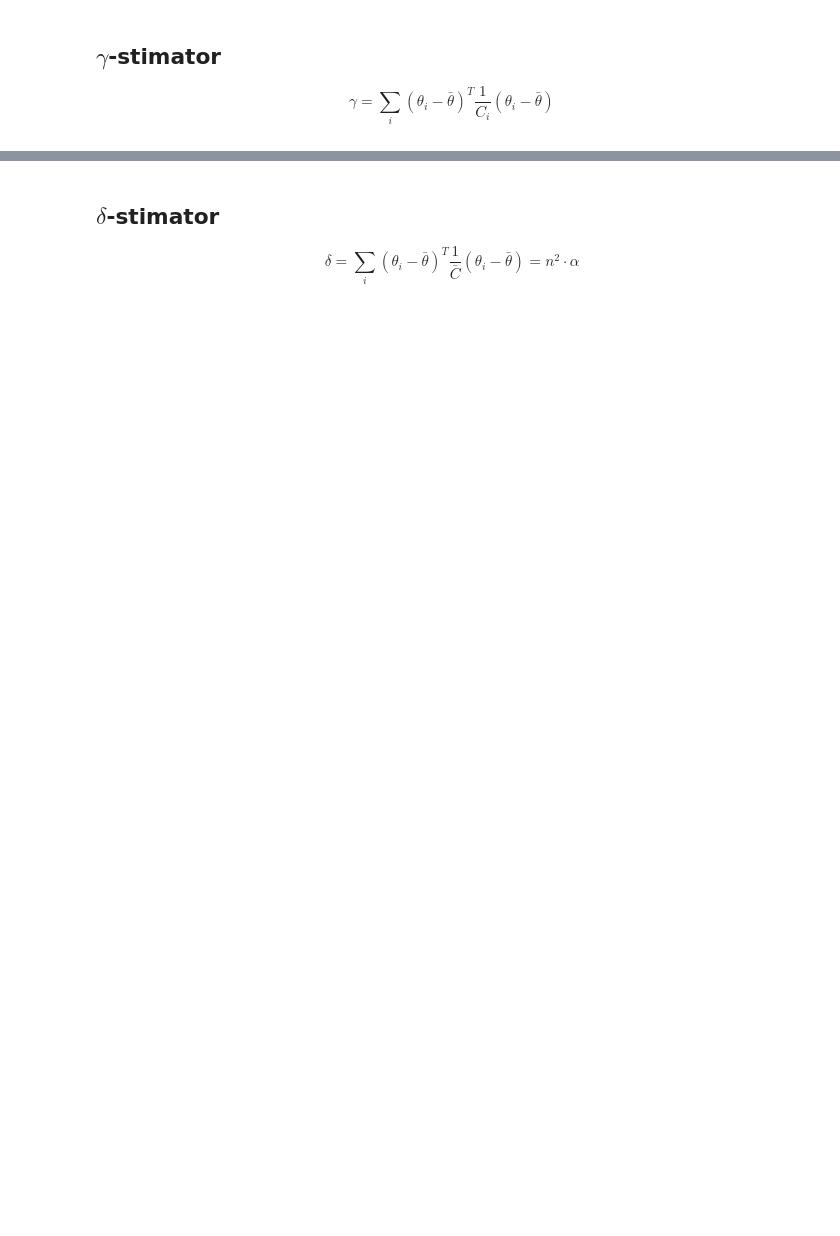
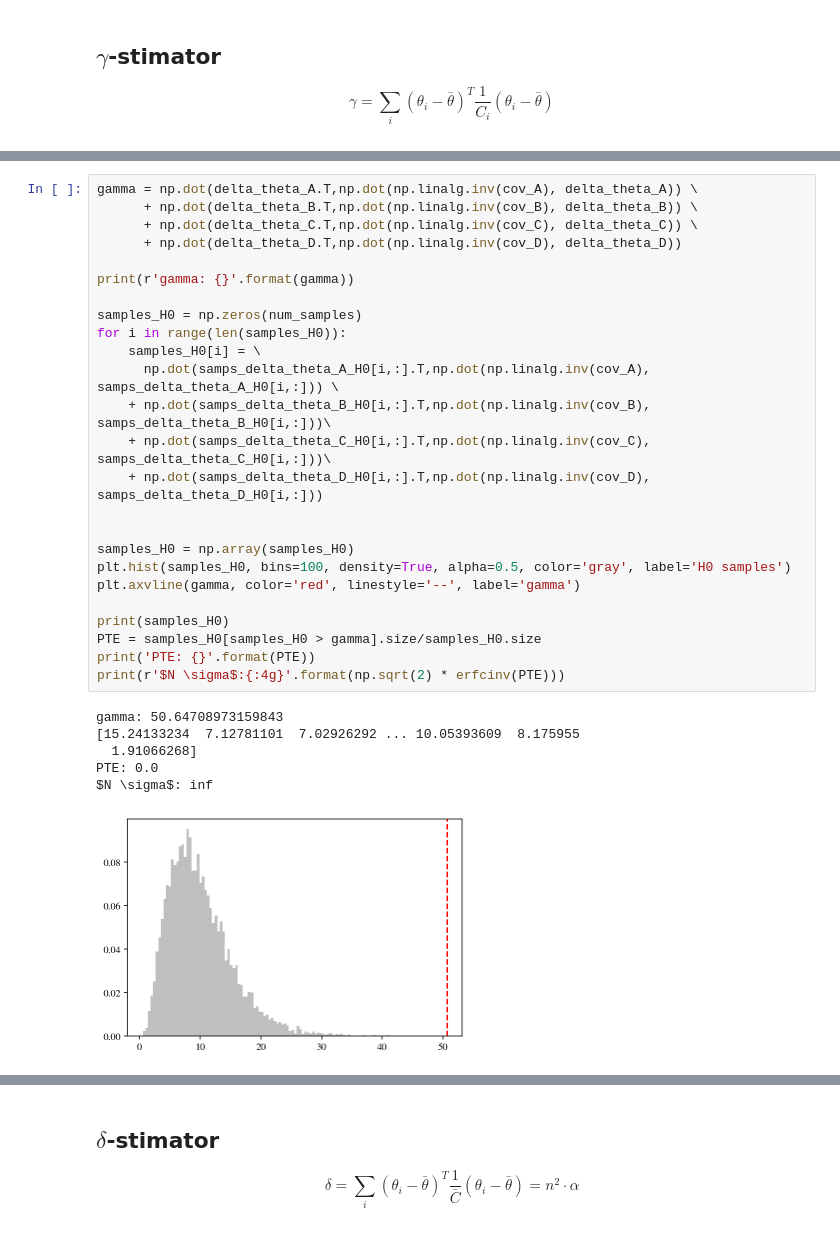
Before and after one commit to matiasleize/multimeter, a Jupyter notebook: notebooks/centroid distributions/7.1multidimenrional_qdm_with_data.ipynb, the cells around one changed output, grey strips where cells are left out. Drawn from its saved outputs; the diff is of its cells as text; blank space fills up the shorter version.

```diff
--- a/notebooks/centroid distributions/7.1multidimenrional_qdm_with_data.ipynb
+++ b/notebooks/centroid distributions/7.1multidimenrional_qdm_with_data.ipynb
@@ -341,3 +264,35 @@ n_sigma: 4.89164
+# %%
+gamma = np.dot(delta_theta_A.T,np.dot(np.linalg.inv(cov_A), delta_theta_A)) \
+      + np.dot(delta_theta_B.T,np.dot(np.linalg.inv(cov_B), delta_theta_B)) \
+      + np.dot(delta_theta_C.T,np.dot(np.linalg.inv(cov_C), delta_theta_C)) \
+      + np.dot(delta_theta_D.T,np.dot(np.linalg.inv(cov_D), delta_theta_D))
+
+print(r'gamma: {}'.format(gamma))
+
+samples_H0 = np.zeros(num_samples)
+for i in range(len(samples_H0)):
+    samples_H0[i] = \
+      np.dot(samps_delta_theta_A_H0[i,:].T,np.dot(np.linalg.inv(cov_A), samps_delta_theta_A_H0[i,:])) \
+    + np.dot(samps_delta_theta_B_H0[i,:].T,np.dot(np.linalg.inv(cov_B), samps_delta_theta_B_H0[i,:]))\
+    + np.dot(samps_delta_theta_C_H0[i,:].T,np.dot(np.linalg.inv(cov_C), samps_delta_theta_C_H0[i,:]))\
+    + np.dot(samps_delta_theta_D_H0[i,:].T,np.dot(np.linalg.inv(cov_D), samps_delta_theta_D_H0[i,:]))
+
+
+samples_H0 = np.array(samples_H0)
+plt.hist(samples_H0, bins=100, density=True, alpha=0.5, color='gray', label='H0 samples')
+plt.axvline(gamma, color='red', linestyle='--', label='gamma')
+
+print(samples_H0)
+PTE = samples_H0[samples_H0 > gamma].size/samples_H0.size
+print('PTE: {}'.format(PTE))
+print(r'$N \sigma$:{:4g}'.format(np.sqrt(2) * erfcinv(PTE)))
+# %% [output]
+gamma: 50.64708973159843
+[15.24133234  7.12781101  7.02926292 ... 10.05393609  8.175955
+  1.91066268]
+PTE: 0.0
+$N \sigma$: inf
+[figure, added]
 # %%
 
 '''
```
Also changed, not shown: parts of 16 cells of this notebook, 29 other files.
